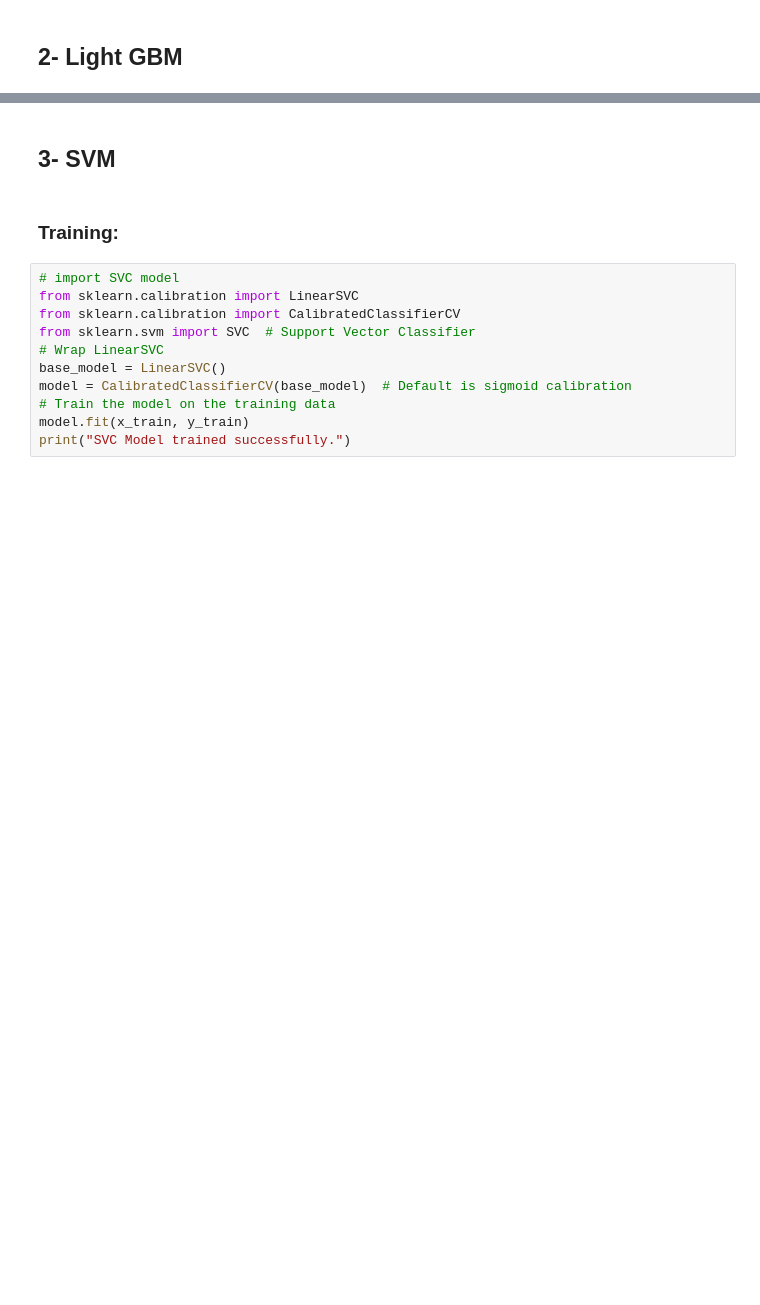
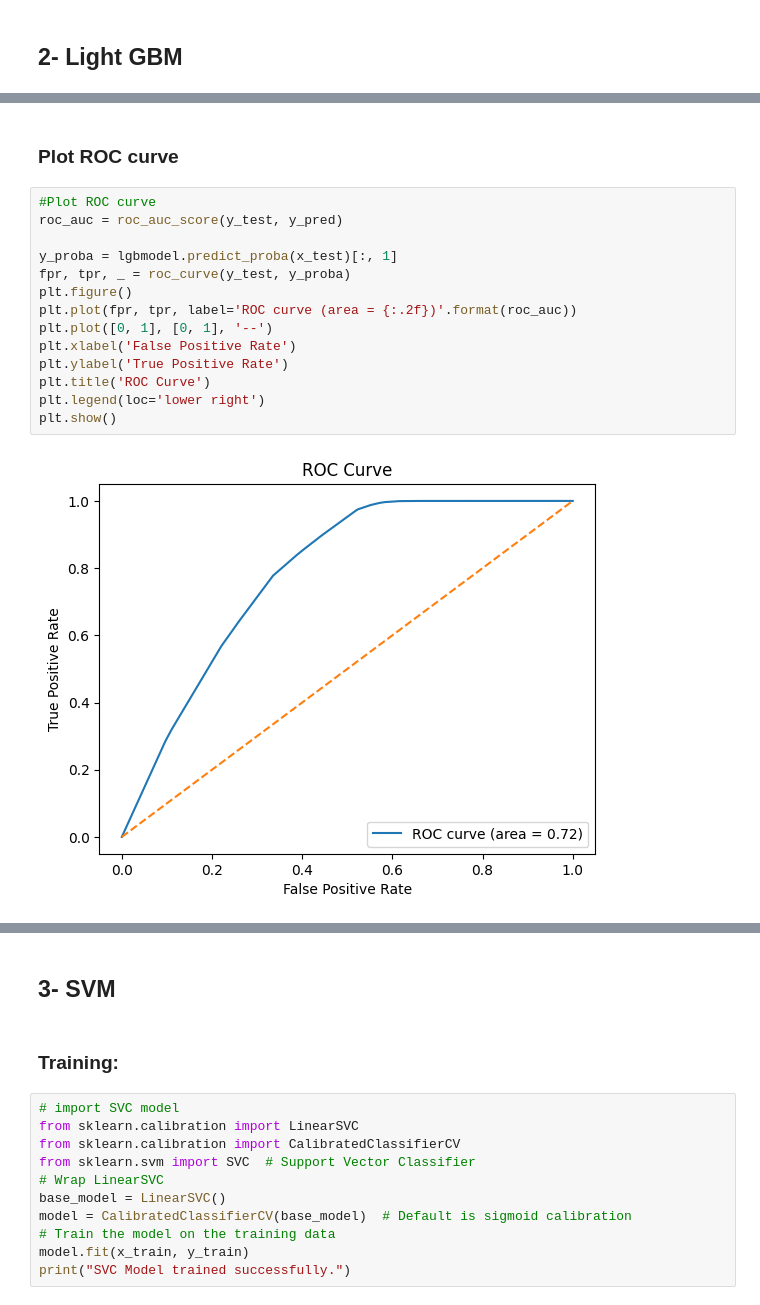
Before and after one commit to ElecSpartan/Big-Data-Project, a Jupyter notebook: BigData.ipynb, the cells around one changed output, grey strips where cells are left out. Drawn from its saved outputs; the diff is of its cells as text; blank space fills up the shorter version.

```diff
--- a/BigData.ipynb
+++ b/BigData.ipynb
@@ -134,0 +157,18 @@ plt.show()
+# %% [markdown]
+### Plot ROC curve
+# %%
+#Plot ROC curve
+roc_auc = roc_auc_score(y_test, y_pred)
+
+y_proba = lgbmodel.predict_proba(x_test)[:, 1]
+fpr, tpr, _ = roc_curve(y_test, y_proba)
+plt.figure()
+plt.plot(fpr, tpr, label='ROC curve (area = {:.2f})'.format(roc_auc))
+plt.plot([0, 1], [0, 1], '--')
+plt.xlabel('False Positive Rate')
+plt.ylabel('True Positive Rate')
+plt.title('ROC Curve')
+plt.legend(loc='lower right')
+plt.show()
+# %% [output]
+[figure, added]
```
Also changed, not shown: parts of 13 cells of this notebook, 1 other file.
